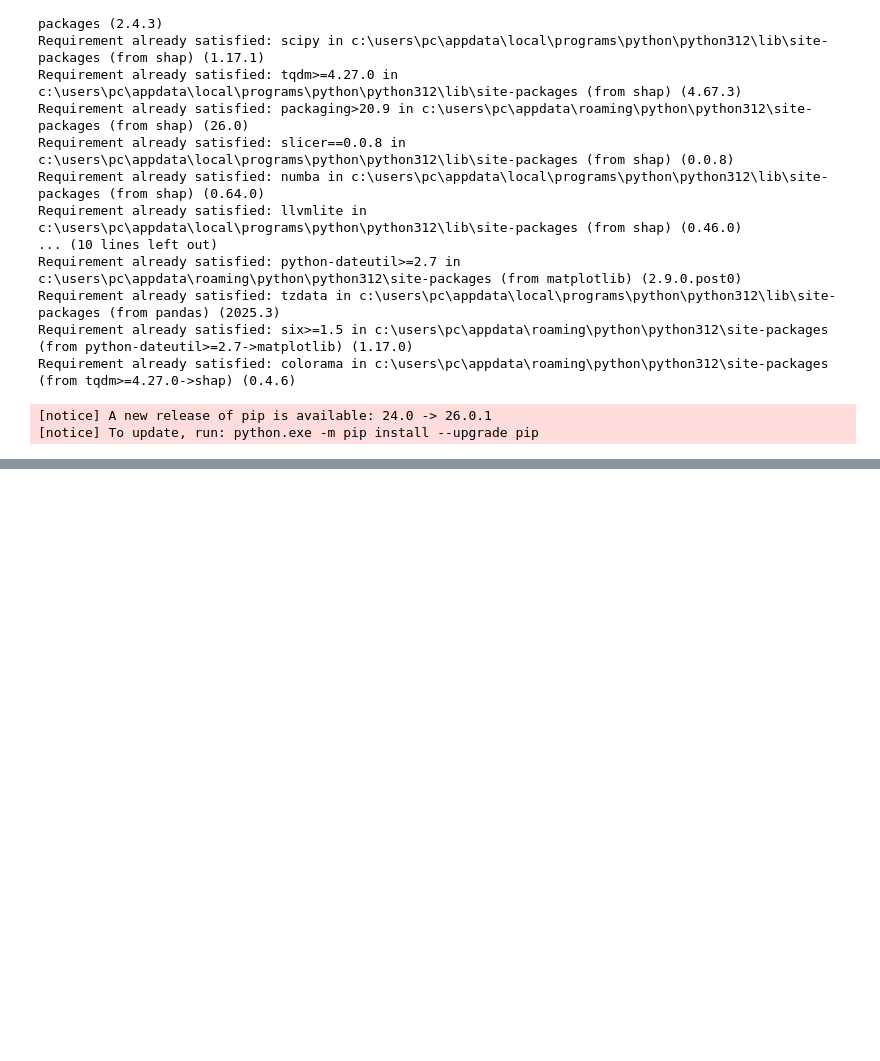
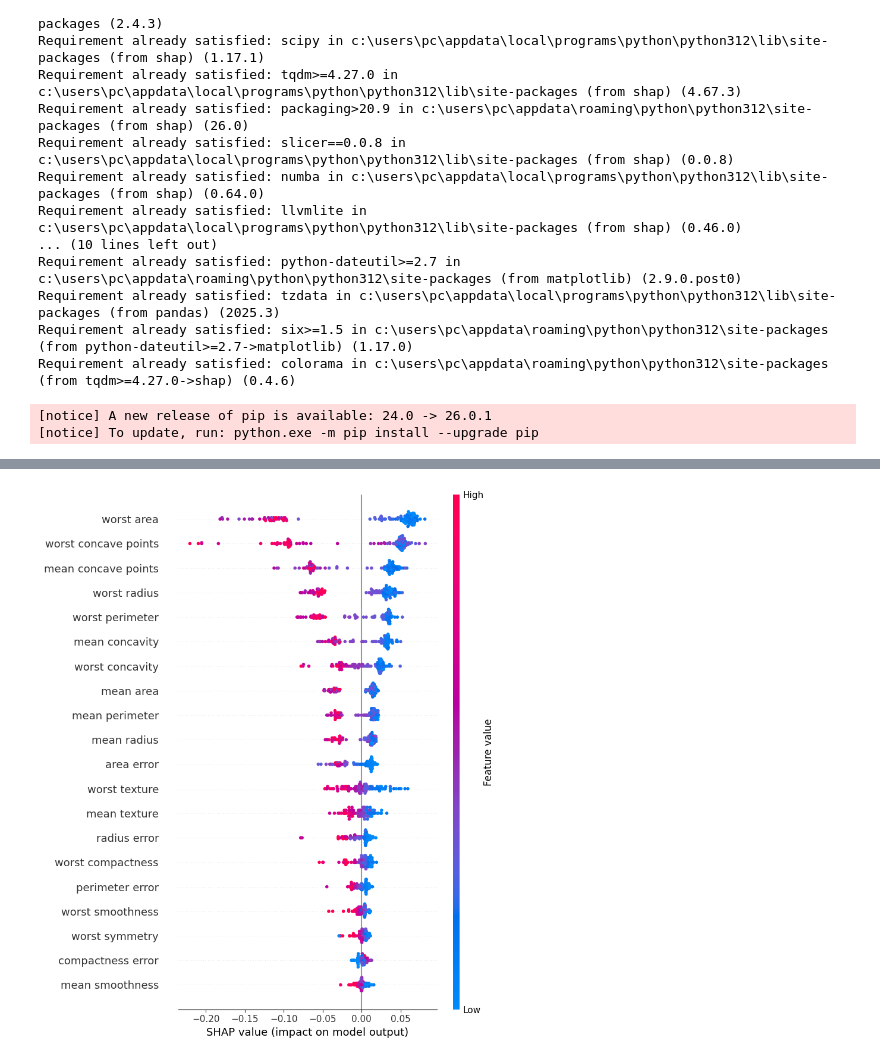
Before and after one commit to konesbradi-jpg/bone-marrow-ml, a Jupyter notebook: notebooks/eda.ipynb, the cells around one changed output, grey strips where cells are left out. Saved outputs shown, nothing was run; the diff lists cells and outputs as text; code cells hidden in the pictures; blank space fills up the shorter version.

```diff
--- a/notebooks/eda.ipynb
+++ b/notebooks/eda.ipynb
@@ -365,0 +274,82 @@ FileNotFoundError: [Errno 2] No such file or directory: 'data.csv'
+# %%
+# Installation si besoin :
+# pip install shap scikit-learn matplotlib pandas numpy
+
+import shap
+import pandas as pd
+import numpy as np
+import matplotlib.pyplot as plt
+
+from sklearn.datasets import load_breast_cancer
+from sklearn.model_selection import train_test_split
+from sklearn.ensemble import RandomForestClassifier
+
+# 1) Charger des données d'exemple
+data = load_breast_cancer()
+X = pd.DataFrame(data.data, columns=data.feature_names)
+y = pd.Series(data.target)
+
+# 2) Séparer train / test
+X_train, X_test, y_train, y_test = train_test_split(
+    X, y, test_size=0.2, random_state=42
+)
+
+# 3) Entraîner un modèle
+model = RandomForestClassifier(n_estimators=100, random_state=42)
+model.fit(X_train, y_train)
+
+# 4) Créer l'explainer SHAP
+explainer = shap.TreeExplainer(model)
+
+# Pour classification binaire, shap_values peut être une liste ou un array selon version
+shap_values = explainer.shap_values(X_test)
+
+# 5) Summary plot global
+# Si shap_values est une liste, on prend la classe 1
+if isinstance(shap_values, list):
+    shap.summary_plot(shap_values[1], X_test)
+else:
+    # Certaines versions retournent un array 3D
+    if len(shap_values.shape) == 3:
+        shap.summary_plot(shap_values[:, :, 1], X_test)
+    else:
+        shap.summary_plot(shap_values, X_test)
+
+# 6) Bar plot global d'importance
+if isinstance(shap_values, list):
+    shap.summary_plot(shap_values[1], X_test, plot_type="bar")
+else:
+    if len(shap_values.shape) == 3:
+        shap.summary_plot(shap_values[:, :, 1], X_test, plot_type="bar")
+    else:
+        shap.summary_plot(shap_values, X_test, plot_type="bar")
+
+# 7) Explication d'une observation précise
+idx = 0
+
+if isinstance(shap_values, list):
+    shap.force_plot(
+        explainer.expected_value[1],
+        shap_values[1][idx],
+        X_test.iloc[idx],
+        matplotlib=True
+    )
+else:
+    if len(shap_values.shape) == 3:
+        shap.force_plot(
+            explainer.expected_value[1] if isinstance(explainer.expected_value, (list, np.ndarray)) else explainer.expected_value,
+            shap_values[idx, :, 1],
+            X_test.iloc[idx],
+            matplotlib=True
+        )
+    else:
+        shap.force_plot(
+            explainer.expected_value,
+            shap_values[idx],
+            X_test.iloc[idx],
+            matplotlib=True
+        )
+
+plt.show()
+# %% [output]
+[figure, added]
```
Also changed, not shown: parts of 2 cells of this notebook.
